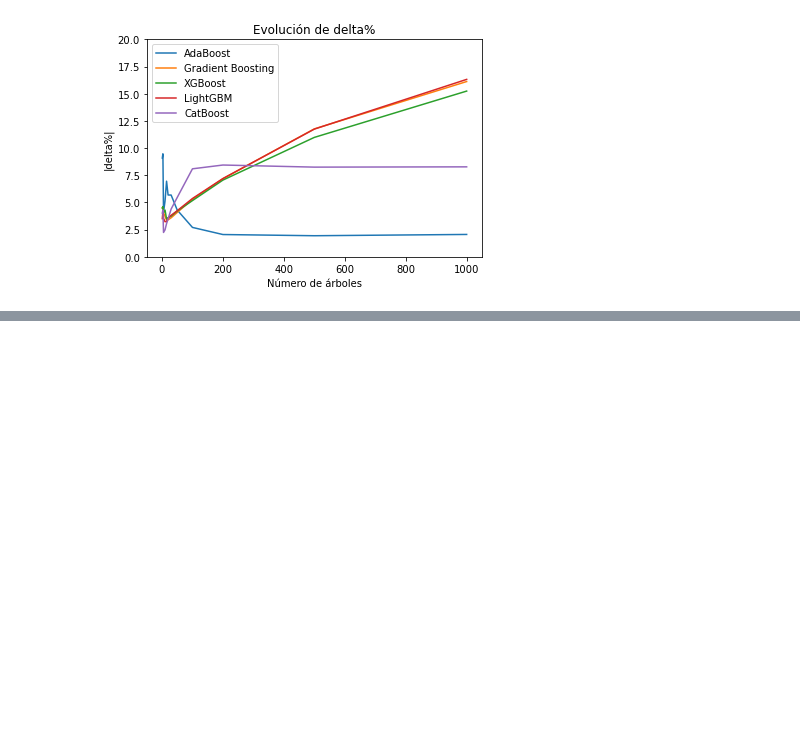
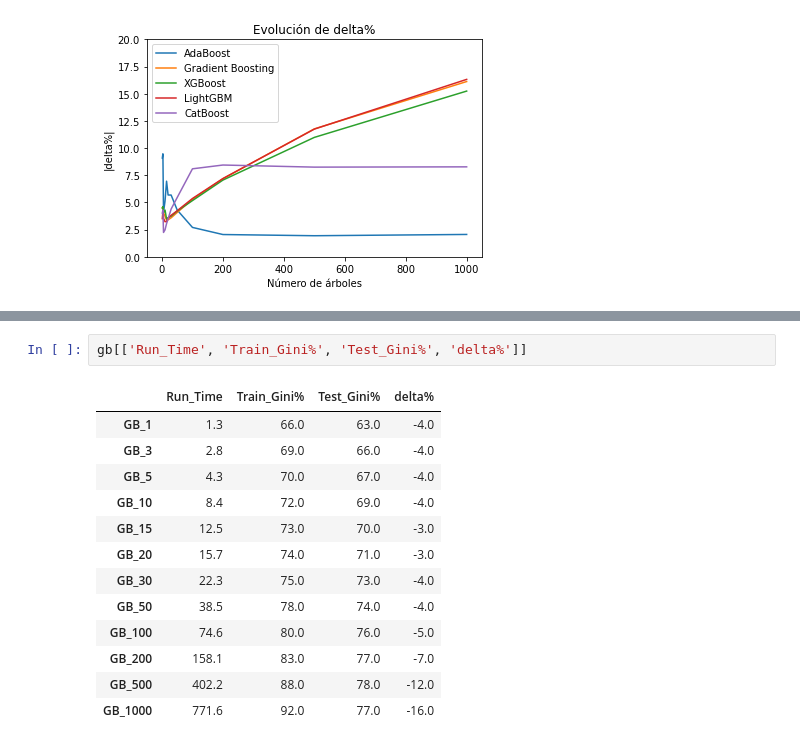
Before and after one commit to GinesMeca/TFG, a Jupyter notebook: notebooks/6. Boosting algorithms.ipynb, the cells around one changed output, grey strips where cells are left out. Cells and saved outputs as stored; diff of their text form; blank space fills up the shorter version.

```diff
--- a/notebooks/6. Boosting algorithms.ipynb
+++ b/notebooks/6. Boosting algorithms.ipynb
@@ -315,0 +385,16 @@ DELTA.plot(ylim = [0,20], xlabel = 'Número de árboles', ylabel = '|delta%|', t
+# %%
+gb[['Run_Time', 'Train_Gini%', 'Test_Gini%', 'delta%']]
+# %% [output]
+|  | Run_Time | Train_Gini% | Test_Gini% | delta% |
+| GB_1 | 1.3 | 66.0 | 63.0 | -4.0 |
+| GB_3 | 2.8 | 69.0 | 66.0 | -4.0 |
+| GB_5 | 4.3 | 70.0 | 67.0 | -4.0 |
+| GB_10 | 8.4 | 72.0 | 69.0 | -4.0 |
+| GB_15 | 12.5 | 73.0 | 70.0 | -3.0 |
+| GB_20 | 15.7 | 74.0 | 71.0 | -3.0 |
+| GB_30 | 22.3 | 75.0 | 73.0 | -4.0 |
+| GB_50 | 38.5 | 78.0 | 74.0 | -4.0 |
+| GB_100 | 74.6 | 80.0 | 76.0 | -5.0 |
+| GB_200 | 158.1 | 83.0 | 77.0 | -7.0 |
+| GB_500 | 402.2 | 88.0 | 78.0 | -12.0 |
+| GB_1000 | 771.6 | 92.0 | 77.0 | -16.0 |
```
Also changed, not shown: parts of 9 cells of this notebook, 7 other files.
